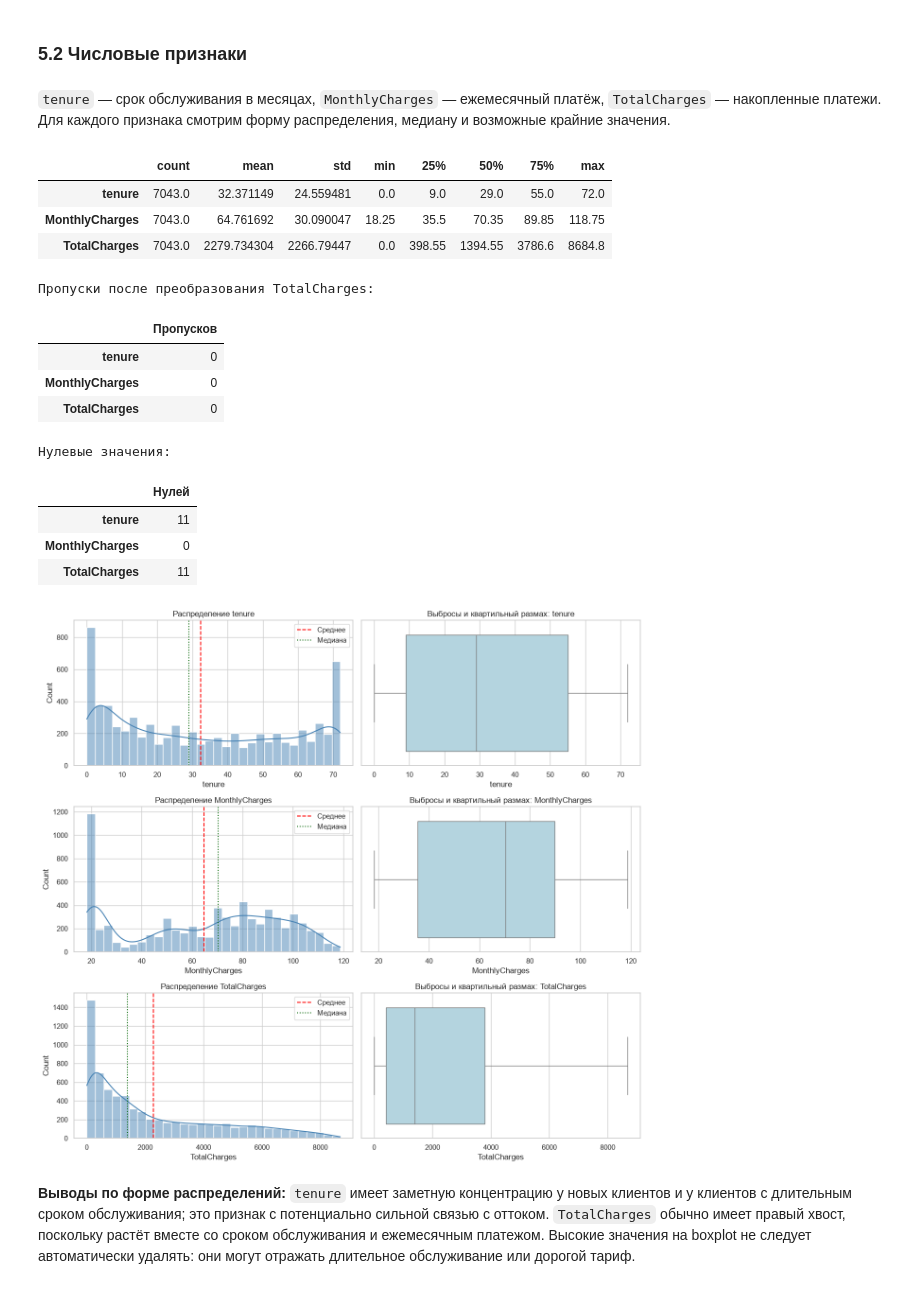
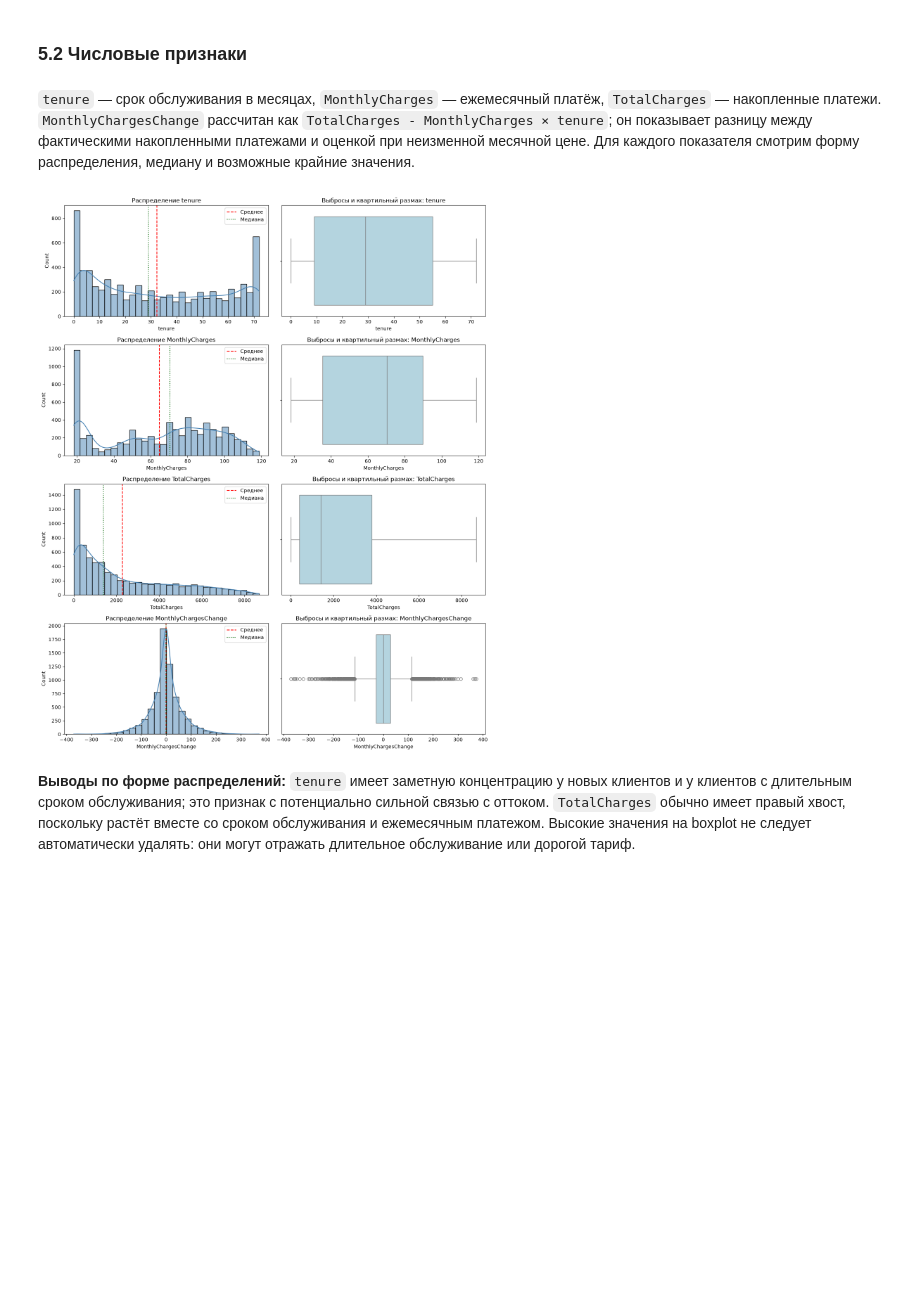
Before and after one commit to EntroKita/case_customer_churn, a Jupyter notebook: pipeline_customer_churn.ipynb, the cells around one changed output. Saved outputs shown, nothing was run; the diff lists cells and outputs as text; code cells hidden in the pictures; blank space fills up the shorter version.

```diff
--- a/pipeline_customer_churn.ipynb
+++ b/pipeline_customer_churn.ipynb
@@ -391,42 +363,25 @@ plt.show()
 # %% [markdown]
 ### 5.2 Числовые признаки
 # %% [markdown]
-`tenure` — срок обслуживания в месяцах, `MonthlyCharges` — ежемесячный платёж, `TotalCharges` — накопленные платежи. Для каждого признака смотрим форму распределения, медиану и возможные крайние значения.
+`tenure` — срок обслуживания в месяцах, `MonthlyCharges` — ежемесячный платёж, `TotalCharges` — накопленные платежи. `MonthlyChargesChange` рассчитан как `TotalCharges - MonthlyCharges × tenure`; он показывает разницу между фактическими накопленными платежами и оценкой при неизменной месячной цене. Для каждого показателя смотрим форму распределения, медиану и возможные крайние значения.
 # %%
-numeric_features = ['tenure', 'MonthlyCharges', 'TotalCharges']
-display(df_eda[numeric_features].describe().T.round(2))
-print('Пропуски после преобразования TotalCharges:')
-display(df_eda[numeric_features].isna().sum().rename('Пропусков').to_frame())
-print('Нулевые значения:')
-display((df_eda[numeric_features].eq(0)).sum().rename('Нулей').to_frame())
+numeric_features = [
+    'tenure', 'MonthlyCharges', 'TotalCharges', 'MonthlyChargesChange'
+]
 
-fig, axes = plt.subplots(len(numeric_features), 2, figsize=(13, 12))
+fig, axes = plt.subplots(len(numeric_features), 2, figsize=(13, 4 * len(numeric_features)))
 for row, col in enumerate(numeric_features):
     sns.histplot(df_eda[col].dropna(), bins=30, kde=True, ax=axes[row, 0], color='steelblue')
     axes[row, 0].axvline(df_eda[col].mean(), color='red', linestyle='--', label='Среднее')
     axes[row, 0].axvline(df_eda[col].median(), color='darkgreen', linestyle=':', label='Медиана')
     axes[row, 0].set(title=f'Распределение {col}', xlabel=col)
     axes[row, 0].legend()
     sns.boxplot(x=df_eda[col], ax=axes[row, 1], color='lightblue')
     axes[row, 1].set(title=f'Выбросы и квартильный размах: {col}', xlabel=col)
 plt.tight_layout()
 plt.show()
 # %% [output]
-|  | count | mean | std | min | 25% | 50% | 75% | max |
-| tenure | 7043.0 | 32.371149 | 24.559481 | 0.0 | 9.0 | 29.0 | 55.0 | 72.0 |
-| MonthlyCharges | 7043.0 | 64.761692 | 30.090047 | 18.25 | 35.5 | 70.35 | 89.85 | 118.75 |
-| TotalCharges | 7043.0 | 2279.734304 | 2266.79447 | 0.0 | 398.55 | 1394.55 | 3786.6 | 8684.8 |
-Пропуски после преобразования TotalCharges:
-|  | Пропусков |
-| tenure | 0 |
-| MonthlyCharges | 0 |
-| TotalCharges | 0 |
-Нулевые значения:
-|  | Нулей |
-| tenure | 11 |
-| MonthlyCharges | 0 |
-| TotalCharges | 11 |
-[figure, old version]
+[figure, new version]
 # %% [markdown]
 **Выводы по форме распределений:** `tenure` имеет заметную концентрацию у новых клиентов и у клиентов с длительным сроком обслуживания; это признак с потенциально сильной связью с оттоком. `TotalCharges` обычно имеет правый хвост, поскольку растёт вместе со сроком обслуживания и ежемесячным платежом. Высокие значения на boxplot не следует автоматически удалять: они могут отражать длительное обслуживание или дорогой тариф.
 # %% [markdown]
```
Also changed, not shown: parts of 18 cells of this notebook.
